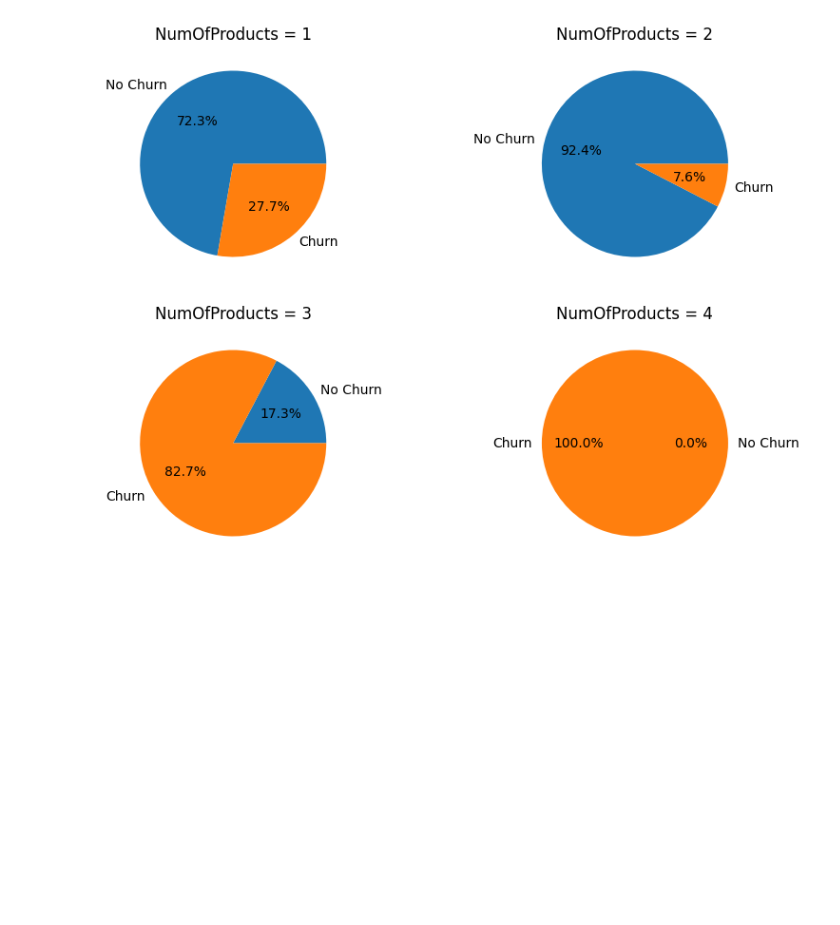
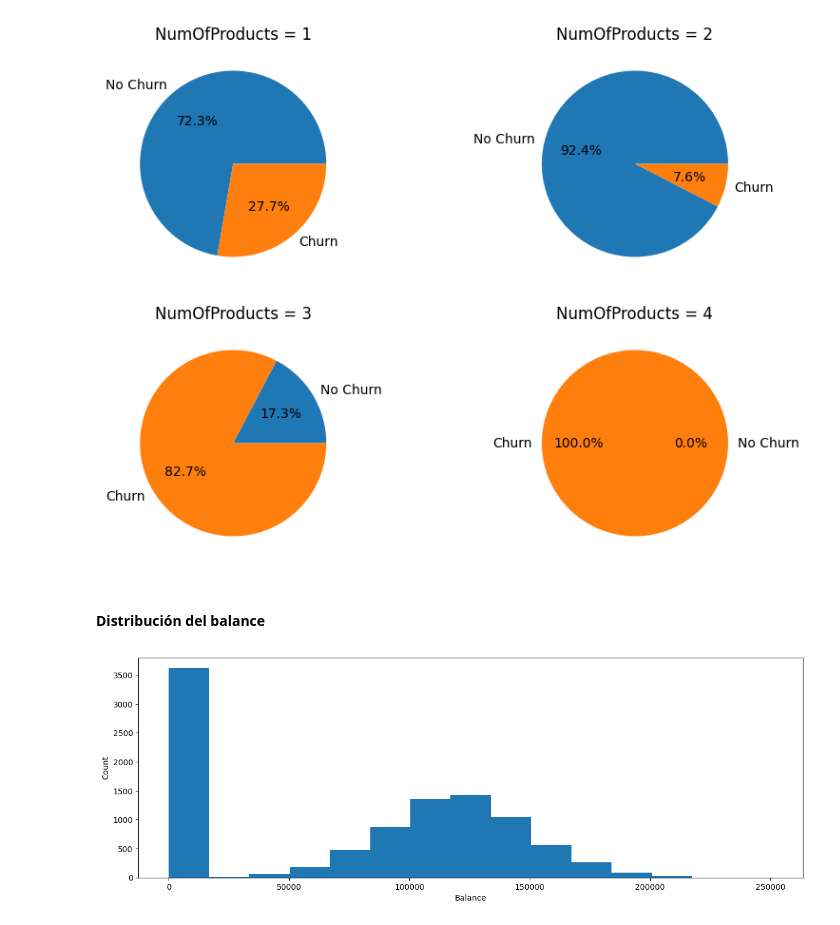
Before and after one commit to charligram/6_bank_churn, a Jupyter notebook: notebooks/EDA.ipynb, the cells around one changed output. Cells and saved outputs as stored; diff of their text form; code cells hidden in the pictures; blank space fills up the shorter version.

Commit message:
Gráficos de balance y miembros activos

```diff
--- a/notebooks/EDA.ipynb
+++ b/notebooks/EDA.ipynb
@@ -420,3 +419,18 @@ axs4.set_title("NumOfProducts = 4")
 plt.savefig("../outputs/figures/churn_by_NumOfProducts.png", bbox_inches="tight")
 # %% [output]
 [figure]
+# %% [markdown]
+#### Distribución del balance
+# %%
+plt.figure(figsize=(15, 5))
+
+plt.hist(
+    df["Balance"],
+    bins=15
+)
+plt.xlabel("Balance")
+plt.ylabel("Count")
+
+plt.savefig("../outputs/figures/balance_distribution.png", bbox_inches="tight")
+# %% [output]
+[figure, added]
```
Also changed, not shown: parts of 18 cells of this notebook, 4 other files.
